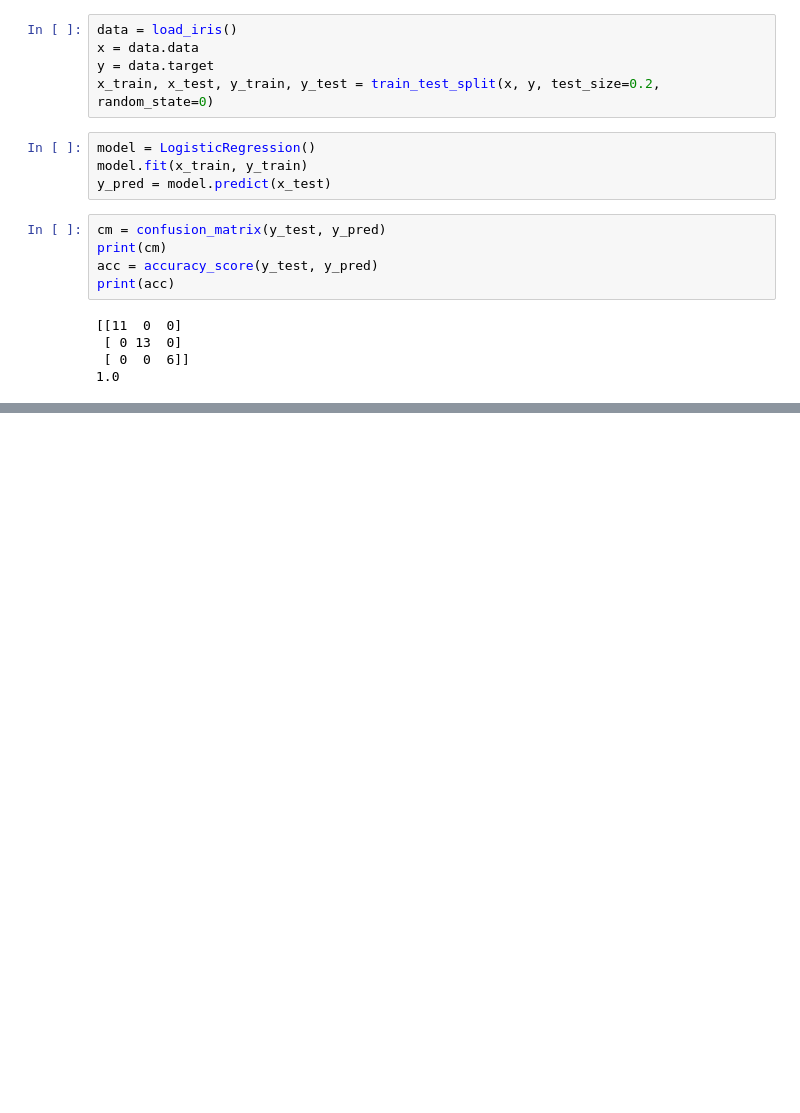
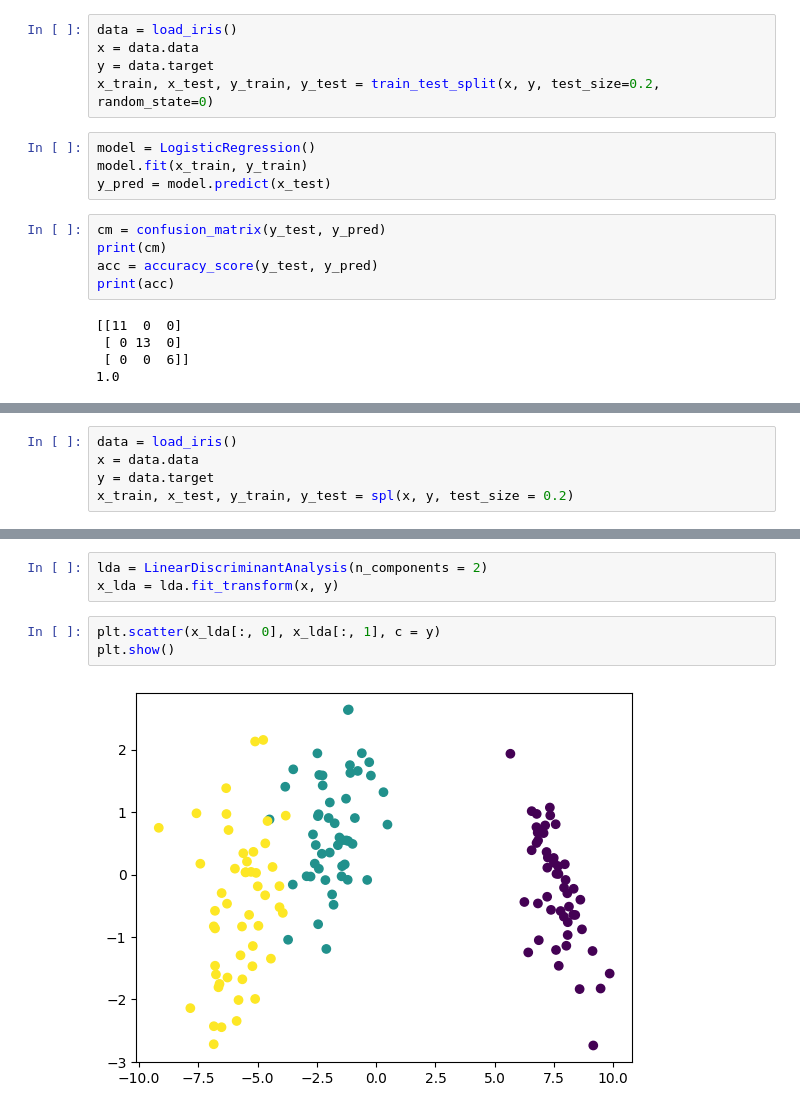
Before and after one commit to MohitMahajan03/6th-SEM, a Jupyter notebook: AI-ML/Lab stuff/practice.ipynb, the cells around one changed output, grey strips where cells are left out. Drawn from its saved outputs; the diff is of its cells as text; blank space fills up the shorter version.

```diff
--- a/AI-ML/Lab stuff/practice.ipynb
+++ b/AI-ML/Lab stuff/practice.ipynb
@@ -197,0 +206,5 @@ print(acc)
+# %%
+data = load_iris()
+x = data.data
+y = data.target
+x_train, x_test, y_train, y_test = spl(x, y, test_size = 0.2)
@@ -197,0 +223,8 @@ print(acc)
+# %%
+lda = LinearDiscriminantAnalysis(n_components = 2)
+x_lda = lda.fit_transform(x, y)
+# %%
+plt.scatter(x_lda[:, 0], x_lda[:, 1], c = y)
+plt.show()
+# %% [output]
+[figure, added]
```
Also changed, not shown: parts of 4 cells of this notebook.
